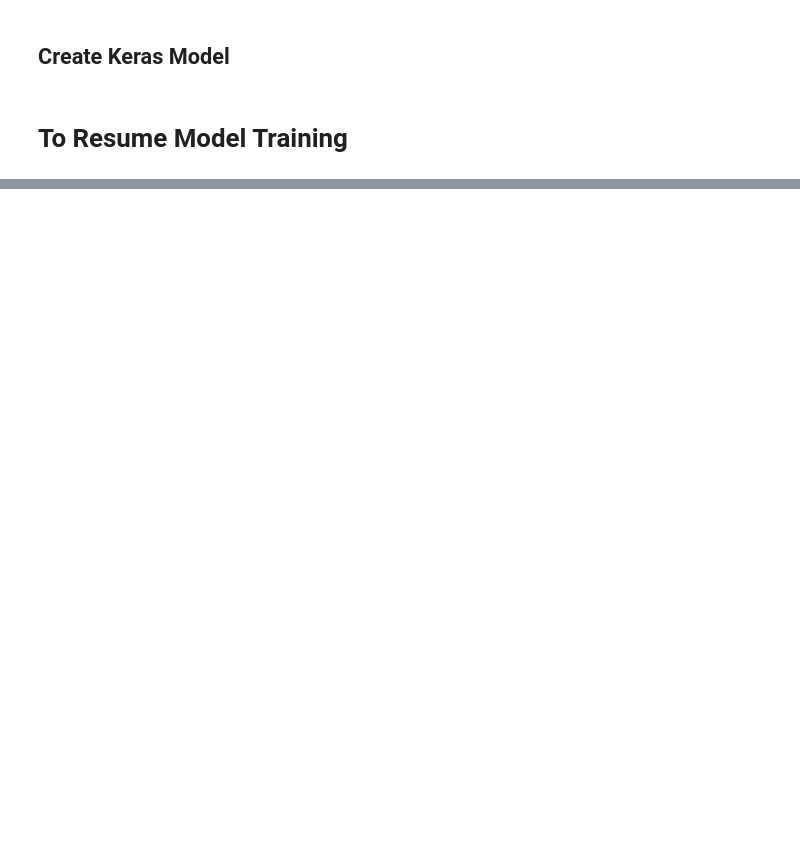
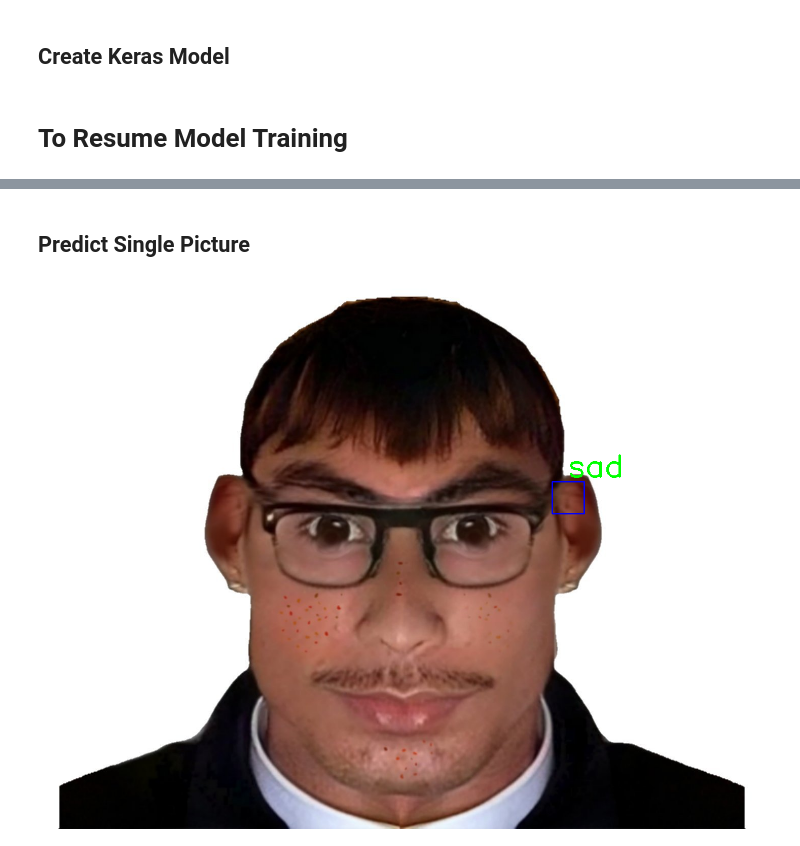
Before and after one commit to gueddihamza/facial-emotion-recognition-ML, a Jupyter notebook: Emotion Detector.ipynb, the cells around one changed output, grey strips where cells are left out. Drawn from its saved outputs; the diff is of its cells as text; code cells hidden in the pictures; blank space fills up the shorter version.

Commit message:
Added single prediction

```diff
--- a/Emotion Detector.ipynb
+++ b/Emotion Detector.ipynb
@@ -98,6 +98,31 @@ model.add(MaxPooling2D(pool_size=(2, 2)))
 model.add(Dropout(0.2))
 
 
+model.add(Conv2D(512, (3,3), padding='same',kernel_initializer='he_normal'))
+model.add(Activation('elu'))
+model.add(BatchNormalization())
+
+model.add(Conv2D(512, (3,3), padding='same',kernel_initializer='he_normal'))
+model.add(Activation('elu'))
+model.add(BatchNormalization())
+
+model.add(MaxPooling2D(pool_size=(2, 2)))
+model.add(Dropout(0.2))
+
+
+model.add(Conv2D(1024, (3,3), padding='same',kernel_initializer='he_normal'))
+model.add(Activation('elu'))
+model.add(BatchNormalization())
+
+model.add(Conv2D(1024, (3,3), padding='same',kernel_initializer='he_normal'))
+model.add(Activation('elu'))
+model.add(BatchNormalization())
+
+
+model.add(MaxPooling2D(pool_size=(1, 1)))
+model.add(Dropout(0.2))
+
+
 model.add(Flatten())
 model.add(Dense(64, kernel_initializer='he_normal'))
 model.add(Activation('elu'))
@@ -278,8 +270,14 @@ import cv2
 import numpy as np
 from time import sleep
 from tensorflow.keras.preprocessing.image import img_to_array
+import pickle as pkl
+from tensorflow.keras.models import load_model
 
+
+class_labels = pkl.load(open('checkpoint/class_labels.pkl','rb'))
 face_classifier = cv2.CascadeClassifier('./haarcascades/haarcascade_frontalface_default.xml')
+classifier = load_model('./checkpoint/emotion_model.h5')
+
 
 def face_detector(img):
 
@@ -326,3 +324,5 @@ while True:
 
 cap.release()
 cv2.destroyAllWindows()
+# %% [markdown]
+## Predict Single Picture
@@ -328,0 +384,4 @@ cv2.destroyAllWindows()
+# %%
+predicted_image
+# %% [output]
+[figure, added]
```
Also changed, not shown: parts of 5 cells of this notebook.
